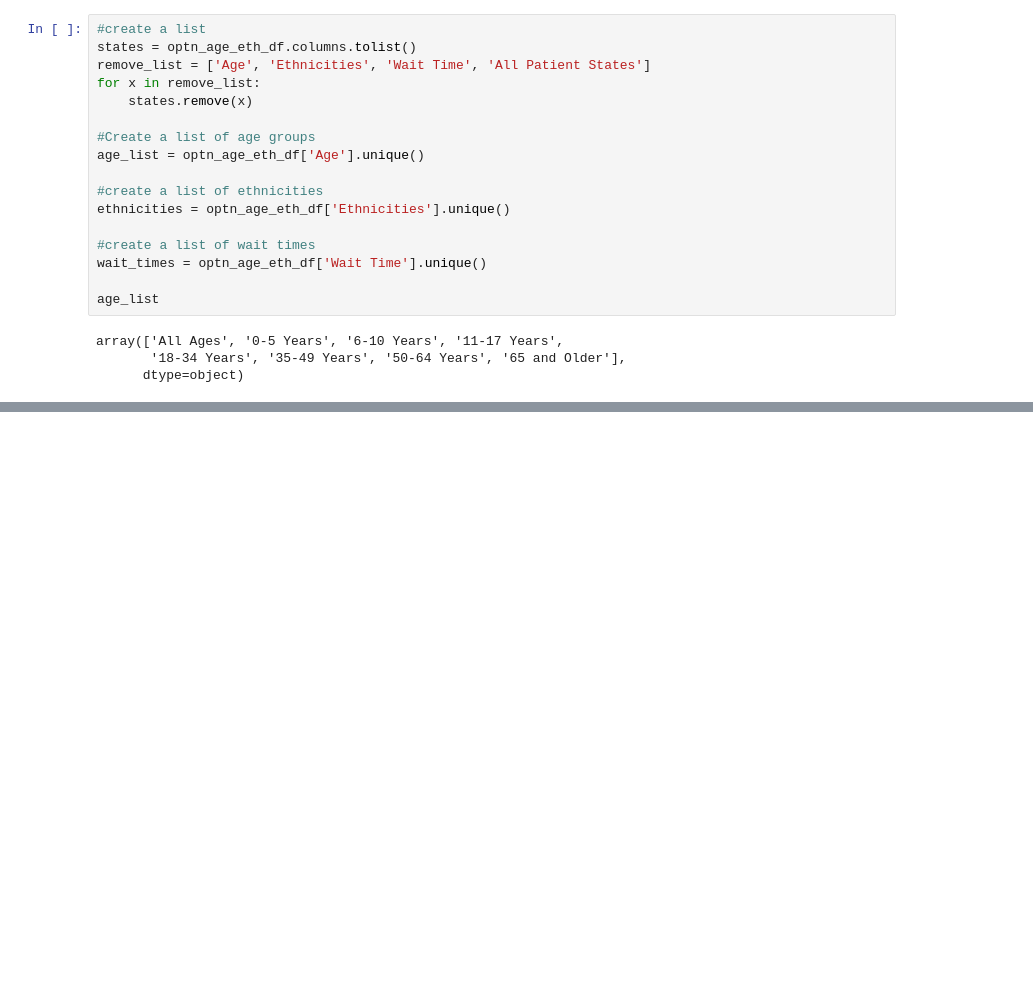
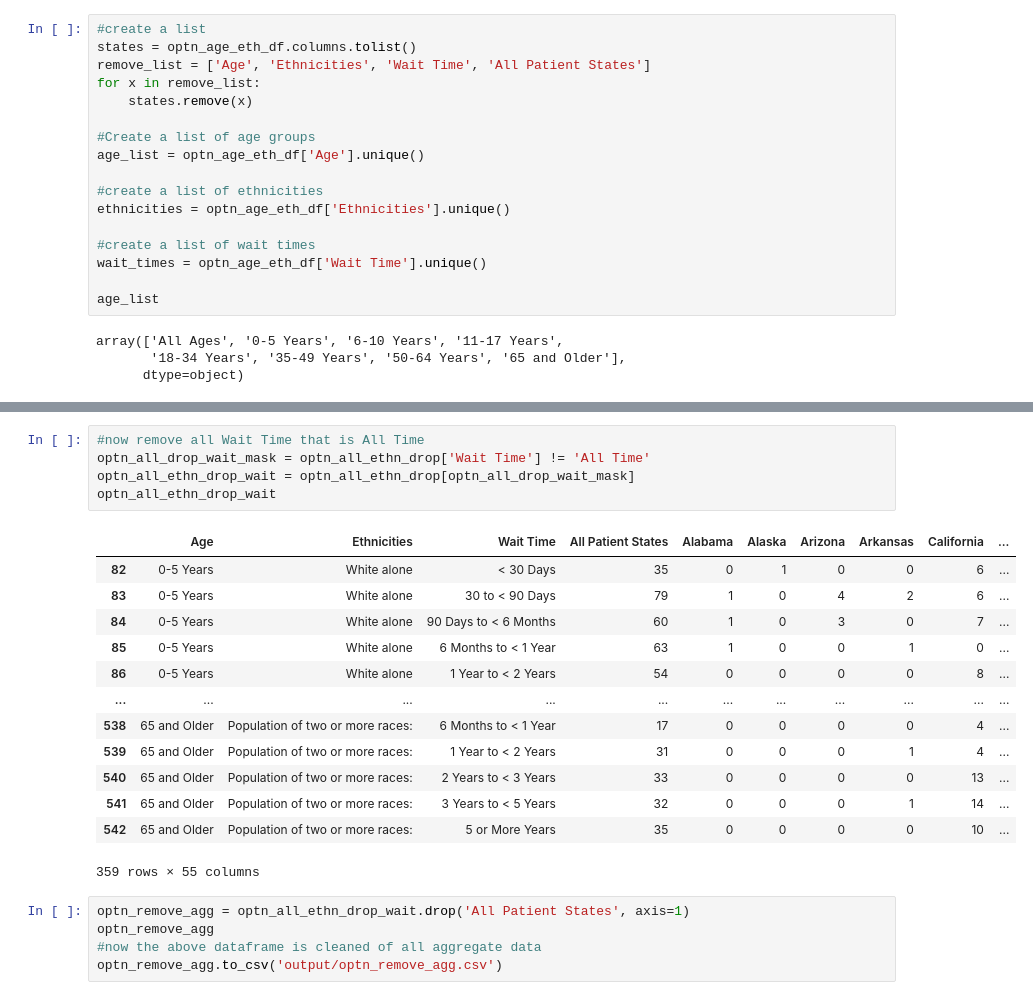
Before and after one commit to mwsierzega/Project3, a Jupyter notebook: Data_Census_OPTN.ipynb, the cells around one changed output, grey strips where cells are left out. Saved outputs shown, nothing was run; the diff lists cells and outputs as text; blank space fills up the shorter version.

```diff
--- a/Data_Census_OPTN.ipynb
+++ b/Data_Census_OPTN.ipynb
@@ -309,0 +353,24 @@ all_ages_optn.to_frame()
+# %%
+#now remove all Wait Time that is All Time
+optn_all_drop_wait_mask = optn_all_ethn_drop['Wait Time'] != 'All Time'
+optn_all_ethn_drop_wait = optn_all_ethn_drop[optn_all_drop_wait_mask]
+optn_all_ethn_drop_wait
+# %% [output]
+|  | Age | Ethnicities | Wait Time | All Patient States | Alabama | Alaska | Arizona | Arkansas | California | ... |
+| 82 | 0-5 Years | White alone | < 30 Days | 35 | 0 | 1 | 0 | 0 | 6 | ... |
+| 83 | 0-5 Years | White alone | 30 to < 90 Days | 79 | 1 | 0 | 4 | 2 | 6 | ... |
+| 84 | 0-5 Years | White alone | 90 Days to < 6 Months | 60 | 1 | 0 | 3 | 0 | 7 | ... |
+| 85 | 0-5 Years | White alone | 6 Months to < 1 Year | 63 | 1 | 0 | 0 | 1 | 0 | ... |
+| 86 | 0-5 Years | White alone | 1 Year to < 2 Years | 54 | 0 | 0 | 0 | 0 | 8 | ... |
+| ... | ... | ... | ... | ... | ... | ... | ... | ... | ... | ... |
+| 538 | 65 and Older | Population of two or more races: | 6 Months to < 1 Year | 17 | 0 | 0 | 0 | 0 | 4 | ... |
+| 539 | 65 and Older | Population of two or more races: | 1 Year to < 2 Years | 31 | 0 | 0 | 0 | 1 | 4 | ... |
+| 540 | 65 and Older | Population of two or more races: | 2 Years to < 3 Years | 33 | 0 | 0 | 0 | 0 | 13 | ... |
+| 541 | 65 and Older | Population of two or more races: | 3 Years to < 5 Years | 32 | 0 | 0 | 0 | 1 | 14 | ... |
+| 542 | 65 and Older | Population of two or more races: | 5 or More Years | 35 | 0 | 0 | 0 | 0 | 10 | ... |
+359 rows × 55 columns
+# %%
+optn_remove_agg = optn_all_ethn_drop_wait.drop('All Patient States', axis=1)
+optn_remove_agg
+#now the above dataframe is cleaned of all aggregate data
+optn_remove_agg.to_csv('output/optn_remove_agg.csv')
```
Also changed, not shown: parts of 15 cells of this notebook, 4 other files.
